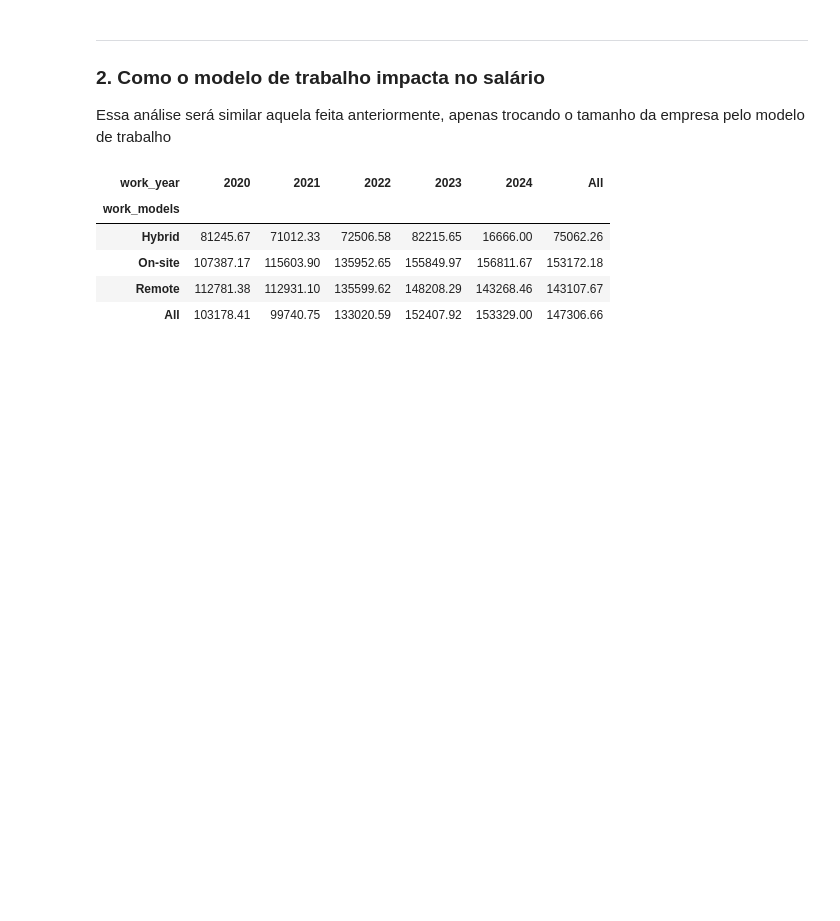
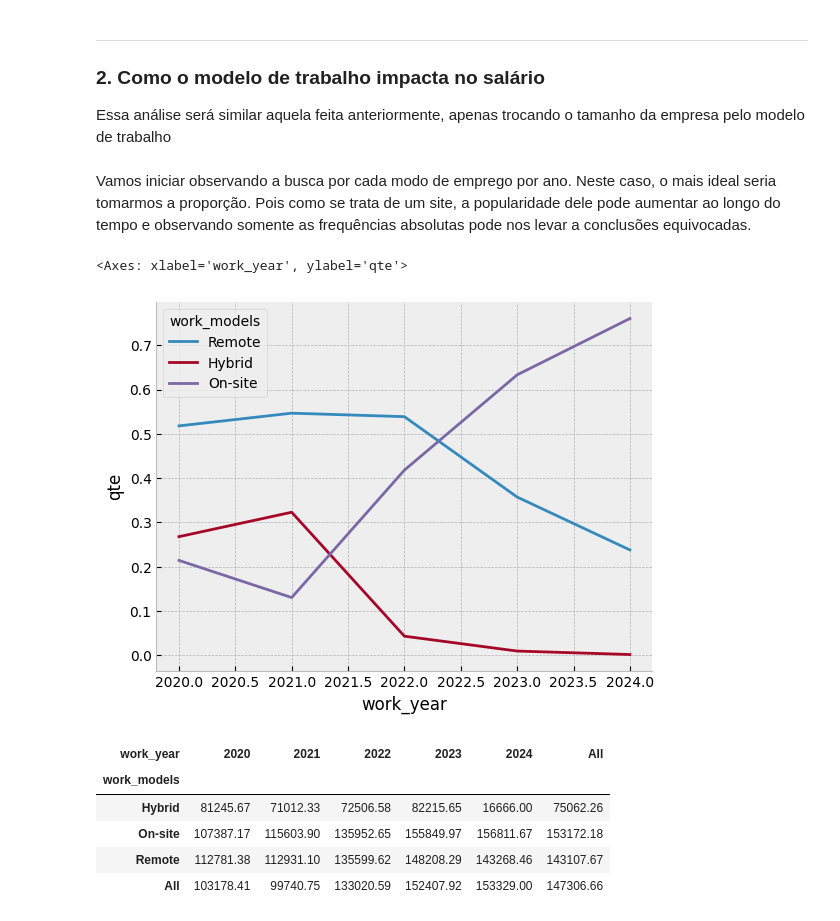
Before and after one commit to Alexandre-Esposte/dive-into-data-careers, a Jupyter notebook: notebook/data_careers_analysis.ipynb, the cells around one changed output. Cells and saved outputs as stored; diff of their text form; code cells hidden in the pictures; blank space fills up the shorter version.

```diff
--- a/notebook/data_careers_analysis.ipynb
+++ b/notebook/data_careers_analysis.ipynb
@@ -810,6 +810,15 @@ fig.savefig('../images/variacao_salarioxtamempresa.png')
 ### **2. Como o modelo de trabalho impacta no salário**
 
 Essa análise será similar aquela feita anteriormente, apenas trocando o tamanho da empresa pelo modelo de trabalho
+# %% [markdown]
+Vamos iniciar observando a busca por cada modo de emprego por ano. Neste caso, o mais ideal seria tomarmos a proporção. Pois como se trata de um site, a popularidade dele pode aumentar ao longo do tempo e observando somente as frequências absolutas pode nos levar a conclusões equivocadas.
+# %%
+qte_por_ano = estudo.groupby('work_year')['work_models'].value_counts(1).to_frame('qte').reset_index()
+
+sns.lineplot(data=qte_por_ano,x='work_year',y='qte',hue='work_models')
+# %% [output]
+<Axes: xlabel='work_year', ylabel='qte'>
+[figure, added]
 # %%
 estudo.pivot_table(index = 'work_models',columns='work_year',values='salary_in_usd', margins=True).round(2)
 # %% [output]
```
Also changed, not shown: parts of 4 cells of this notebook.
